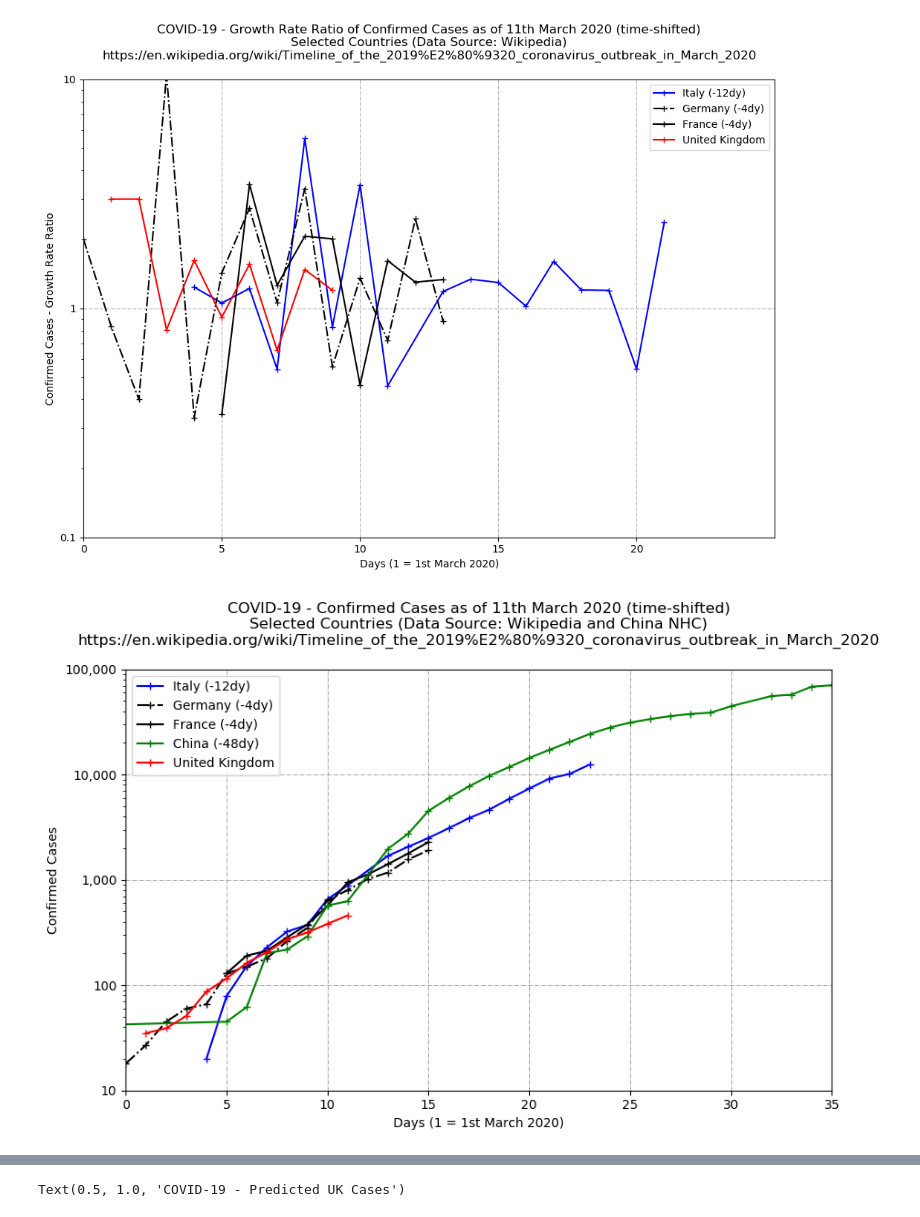
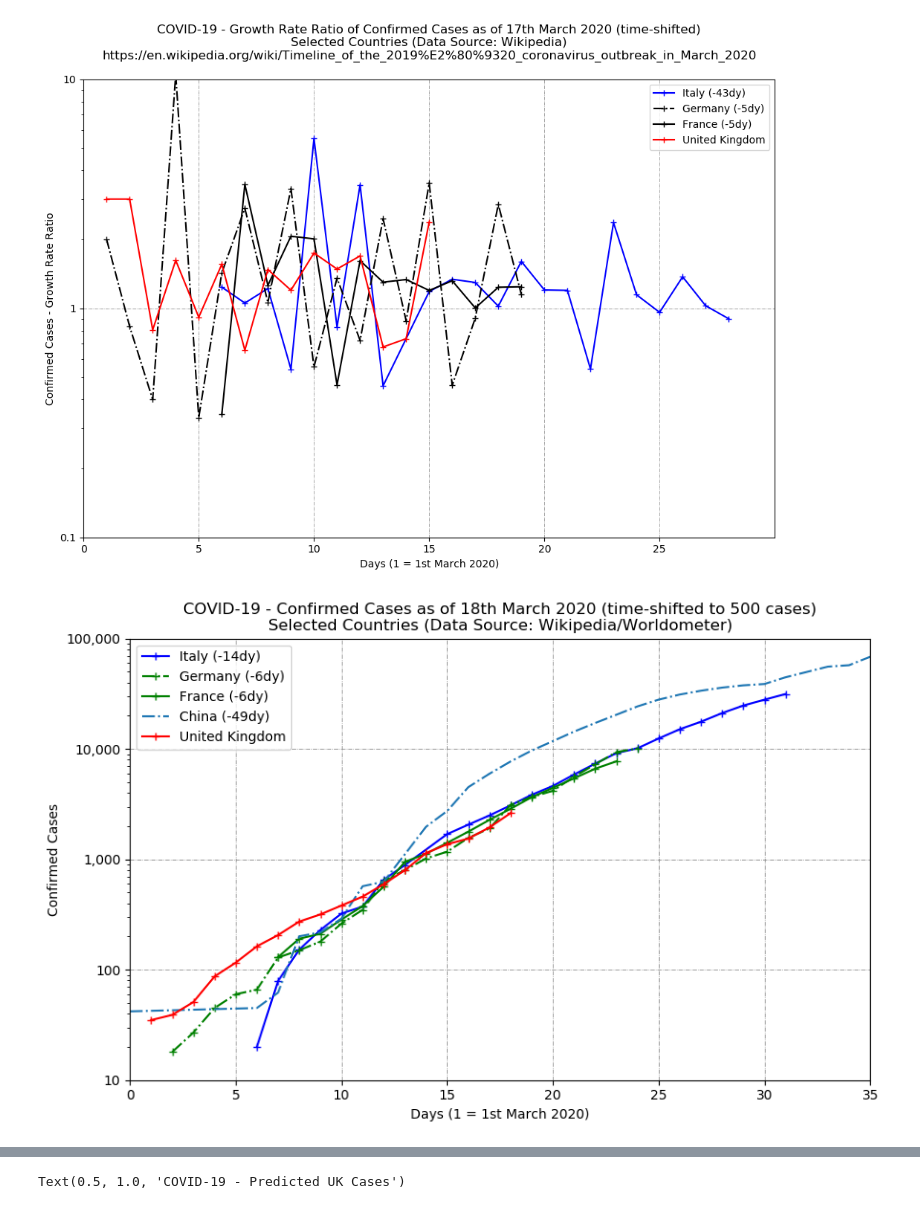
Before and after one commit to hywelowen/coronavirusgraphs, a Jupyter notebook: coronavirus.ipynb, the cells around one changed output, grey strips where cells are left out. Saved outputs shown, nothing was run; the diff lists cells and outputs as text; code cells hidden in the pictures.

```diff
--- a/coronavirus.ipynb
+++ b/coronavirus.ipynb
@@ -108,46 +91,46 @@ plt.savefig("coronaviruscasesgrowthratewikipedia.png")
 # %%
 plt.figure(figsize=(12,8))
-plt.plot(days_italy[:-2]-29+12, cases_italy_growth_ratio,'b+-')
-plt.plot(days_germany[:-2]-29+4, cases_germany_growth_ratio,'k+-.')
-plt.plot(days_france[:-2]+4, cases_france_growth_ratio,'k+-')
+plt.plot(days_italy[:-2]-29+14, cases_italy_growth_ratio,'b+-')
+plt.plot(days_germany[:-2]-29+5, cases_germany_growth_ratio,'k+-.')
+plt.plot(days_france[:-2]+5, cases_france_growth_ratio,'k+-')
 plt.plot(days_uk[:-2], cases_uk_growth_ratio,'r+-')
 plt.grid(linestyle='-.', linewidth='0.5', color='gray')
 plt.yscale('log')
 plt.ylim(0.1,10)
-plt.xlim(0,25)
-plt.xticks(np.arange(0,25,5))
+plt.xlim(0,30)
+plt.xticks(np.arange(0,30,5))
 plt.yticks([0.1,1,10],['0.1','1','10'])
 plt.xlabel('Days (1 = 1st March 2020)')
 plt.ylabel('Confirmed Cases - Growth Rate Ratio')
-plt.legend(['Italy (-12dy)','Germany (-4dy)','France (-4dy)','United Kingdom'])
-plt.title('COVID-19 - Growth Rate Ratio of Confirmed Cases as of 11th March 2020 (time-shifted)\nSelected Countries (Data Source: Wikipedia)\nhttps://en.wikipedia.org/wiki/Timeline_of_the_2019%E2%80%9320_coronavirus_outbreak_in_March_2020\n')
+plt.legend(['Italy (-43dy)','Germany (-5dy)','France (-5dy)','United Kingdom'])
+plt.title('COVID-19 - Growth Rate Ratio of Confirmed Cases as of 17th March 2020 (time-shifted)\nSelected Countries (Data Source: Wikipedia)\nhttps://en.wikipedia.org/wiki/Timeline_of_the_2019%E2%80%9320_coronavirus_outbreak_in_March_2020\n')
 plt.savefig("coronaviruscasesgrowthrateratiowikipedia.png")
 # %% [output]
-[figure, old version]
+[figure, new version]
 # %%
 plt.figure(figsize=(10,6))
-plt.plot(days_italy-29+12, cases_italy,'b+-')
-plt.plot(days_germany-29+4, cases_germany,'k+-.')
-plt.plot(days_france+4, cases_france,'k+-')
+plt.plot(days_italy-29+14, cases_italy,'b+-')
+plt.plot(days_germany-29+6, cases_germany,'g+-.')
+plt.plot(days_france+6, cases_france,'g+-')
 #plt.plot(days_usa-29+2, cases_usa,'ro-')
 #plt.plot(days_skorea-29+15, cases_skorea,'k-')
-plt.plot(days_china-29+48, cases_china,'g+-')
+plt.plot(days_china-29+49, cases_china,'-.')
 #plt.plot(days_iran-29+10, cases_iran,'b-')
 #plt.plot(days_india-6, cases_india,'b-.')
 plt.plot(days_uk, cases_uk,'r+-')
 plt.grid(linestyle='-.', linewidth='0.5', color='gray')
 plt.yscale('log')
 plt.ylim(10,1000)
 plt.xlim(0,35)
 plt.xticks(np.arange(0,40,5))
 plt.yticks([10,100,1000,1e4,1e5],['10','100','1,000','10,000','100,000'])
 plt.xlabel('Days (1 = 1st March 2020)')
 plt.ylabel('Confirmed Cases')
-plt.legend(['Italy (-12dy)','Germany (-4dy)','France (-4dy)','China (-48dy)','United Kingdom'])
-plt.title('COVID-19 - Confirmed Cases as of 11th March 2020 (time-shifted)\nSelected Countries (Data Source: Wikipedia and China NHC)\nhttps://en.wikipedia.org/wiki/Timeline_of_the_2019%E2%80%9320_coronavirus_outbreak_in_March_2020\n')
+plt.legend(['Italy (-14dy)','Germany (-6dy)','France (-6dy)','China (-49dy)','United Kingdom'])
+plt.title('COVID-19 - Confirmed Cases as of 18th March 2020 (time-shifted to 500 cases)\nSelected Countries (Data Source: Wikipedia/Worldometer)')
 plt.savefig("coronaviruscaseswikipedia.png")
 # %% [output]
-[figure, old version]
+[figure, new version]
 # %%
 # This model should NOTE be used for any predictive purposes. This is NOT an epidemiology model.
 # There is NO implied fitness of use for this code.
```
Also changed, not shown: parts of 19 cells of this notebook, 10 other files.
